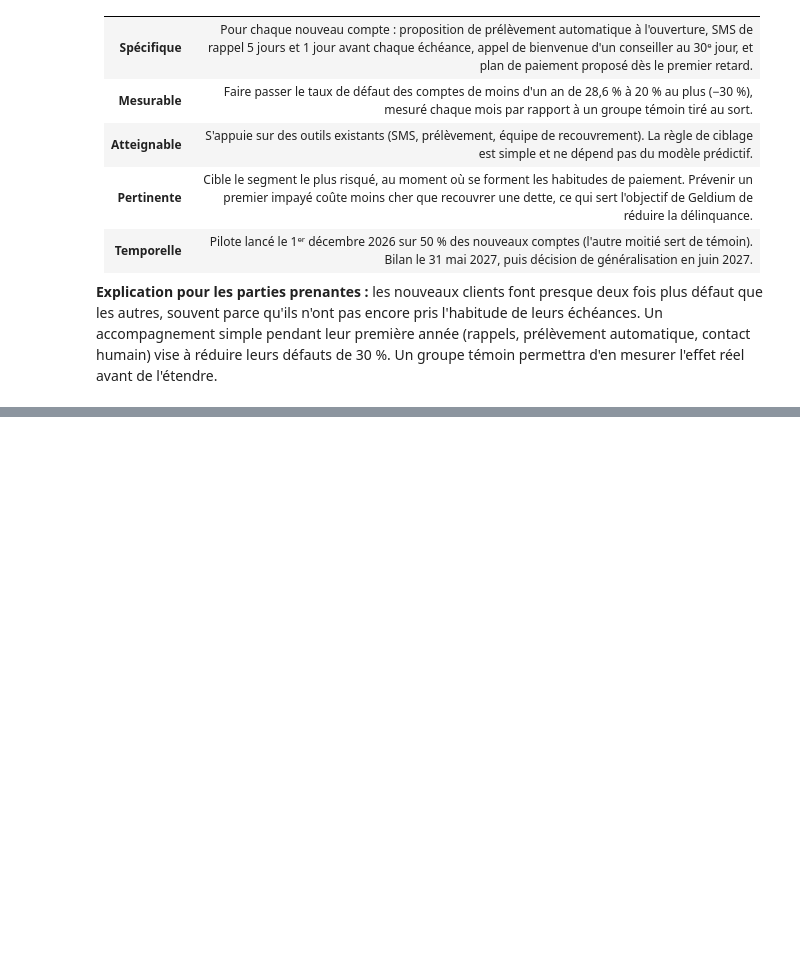
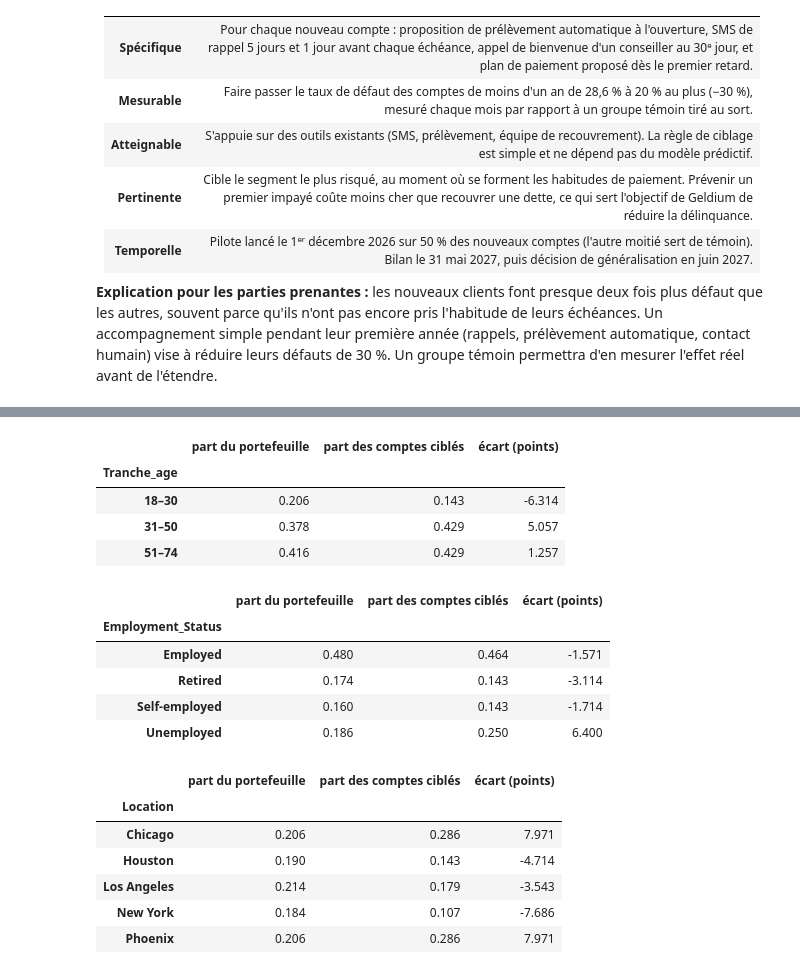
Before and after one commit to AmineBnh21/Tata_Project, a Jupyter notebook: Part 3/Business_Report_Geldium.ipynb, the cells around one changed output, grey strips where cells are left out. Drawn from its saved outputs; the diff is of its cells as text; code cells hidden in the pictures; blank space fills up the shorter version.

```diff
--- a/Part 3/Business_Report_Geldium.ipynb
+++ b/Part 3/Business_Report_Geldium.ipynb
@@ -159,0 +171,28 @@ Ce segment représente **5,6 % des clients mais 10 % des défauts**. Pour démon
+# %%
+df["Tranche_age"] = pd.cut(df.Age, [17, 30, 50, 75], labels=["18–30", "31–50", "51–74"])
+for col in ["Tranche_age", "Employment_Status", "Location"]:
+    comp = pd.DataFrame({
+        "part du portefeuille": df[col].value_counts(normalize=True),
+        "part des comptes ciblés": df.loc[new, col].value_counts(normalize=True),
+    }).fillna(0)
+    comp["écart (points)"] = (comp["part des comptes ciblés"] - comp["part du portefeuille"]) * 100
+    display(comp.round(3))
+# %% [output]
+|  | part du portefeuille | part des comptes ciblés | écart (points) |
+| Tranche_age |  |  |  |
+| 18–30 | 0.206 | 0.143 | -6.314 |
+| 31–50 | 0.378 | 0.429 | 5.057 |
+| 51–74 | 0.416 | 0.429 | 1.257 |
+|  | part du portefeuille | part des comptes ciblés | écart (points) |
+| Employment_Status |  |  |  |
+| Employed | 0.480 | 0.464 | -1.571 |
+| Retired | 0.174 | 0.143 | -3.114 |
+| Self-employed | 0.160 | 0.143 | -1.714 |
+| Unemployed | 0.186 | 0.250 | 6.400 |
+|  | part du portefeuille | part des comptes ciblés | écart (points) |
+| Location |  |  |  |
+| Chicago | 0.206 | 0.286 | 7.971 |
+| Houston | 0.190 | 0.143 | -4.714 |
+| Los Angeles | 0.214 | 0.179 | -3.543 |
+| New York | 0.184 | 0.107 | -7.686 |
+| Phoenix | 0.206 | 0.286 | 7.971 |
```
Also changed, not shown: parts of 2 cells of this notebook, 1 other file.
